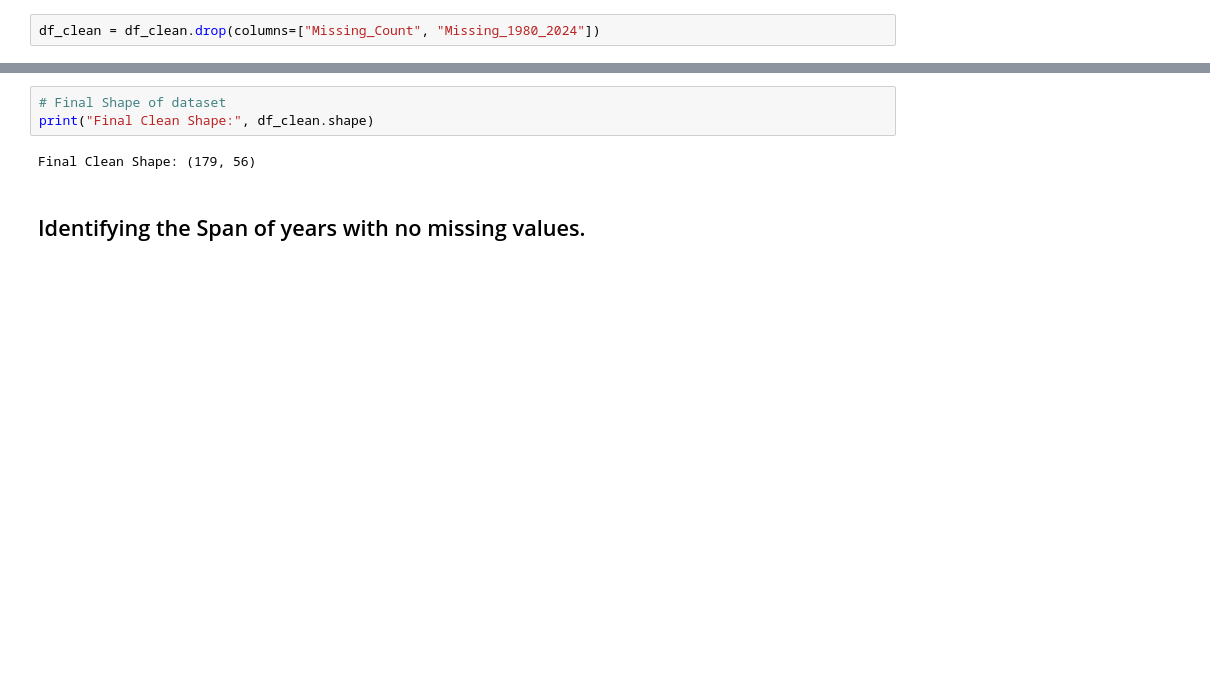
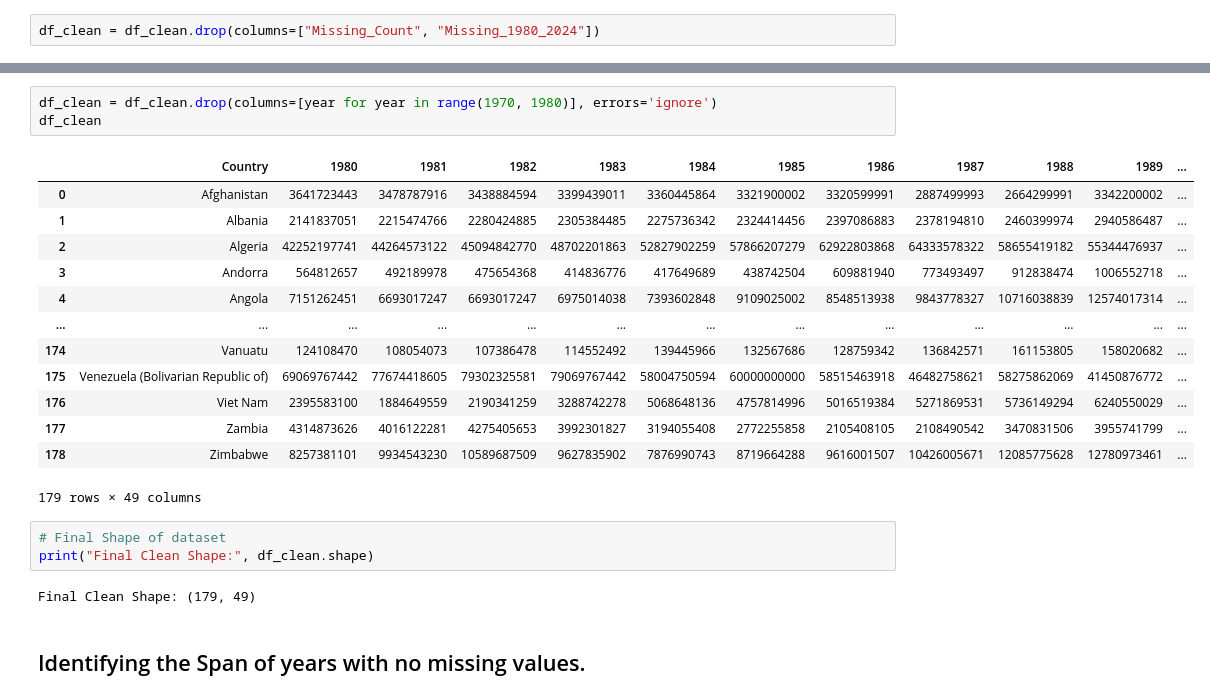
Before and after one commit to Sparshcoder18/gdp-growth-analysis, a Jupyter notebook: notebooks/GDP Data Analysis Project.ipynb, the cells around one changed output, grey strips where cells are left out. Cells and saved outputs as stored; diff of their text form; blank space fills up the shorter version.

```diff
--- a/notebooks/GDP Data Analysis Project.ipynb
+++ b/notebooks/GDP Data Analysis Project.ipynb
@@ -563,8 +548,25 @@ df_clean
+# %%
+df_clean = df_clean.drop(columns=[year for year in range(1970, 1980)], errors='ignore')
+df_clean
+# %% [output]
+|  | Country | 1980 | 1981 | 1982 | 1983 | 1984 | 1985 | 1986 | 1987 | 1988 | 1989 | ... |
+| 0 | Afghanistan | 3641723443 | 3478787916 | 3438884594 | 3399439011 | 3360445864 | 3321900002 | 3320599991 | 2887499993 | 2664299991 | 3342200002 | ... |
+| 1 | Albania | 2141837051 | 2215474766 | 2280424885 | 2305384485 | 2275736342 | 2324414456 | 2397086883 | 2378194810 | 2460399974 | 2940586487 | ... |
+| 2 | Algeria | 42252197741 | 44264573122 | 45094842770 | 48702201863 | 52827902259 | 57866207279 | 62922803868 | 64333578322 | 58655419182 | 55344476937 | ... |
+| 3 | Andorra | 564812657 | 492189978 | 475654368 | 414836776 | 417649689 | 438742504 | 609881940 | 773493497 | 912838474 | 1006552718 | ... |
+| 4 | Angola | 7151262451 | 6693017247 | 6693017247 | 6975014038 | 7393602848 | 9109025002 | 8548513938 | 9843778327 | 10716038839 | 12574017314 | ... |
+| ... | ... | ... | ... | ... | ... | ... | ... | ... | ... | ... | ... | ... |
+| 174 | Vanuatu | 124108470 | 108054073 | 107386478 | 114552492 | 139445966 | 132567686 | 128759342 | 136842571 | 161153805 | 158020682 | ... |
+| 175 | Venezuela (Bolivarian Republic of) | 69069767442 | 77674418605 | 79302325581 | 79069767442 | 58004750594 | 60000000000 | 58515463918 | 46482758621 | 58275862069 | 41450876772 | ... |
+| 176 | Viet Nam | 2395583100 | 1884649559 | 2190341259 | 3288742278 | 5068648136 | 4757814996 | 5016519384 | 5271869531 | 5736149294 | 6240550029 | ... |
+| 177 | Zambia | 4314873626 | 4016122281 | 4275405653 | 3992301827 | 3194055408 | 2772255858 | 2105408105 | 2108490542 | 3470831506 | 3955741799 | ... |
+| 178 | Zimbabwe | 8257381101 | 9934543230 | 10589687509 | 9627835902 | 7876990743 | 8719664288 | 9616001507 | 10426005671 | 12085775628 | 12780973461 | ... |
+179 rows × 49 columns
 # %%
 # Final Shape of dataset
 print("Final Clean Shape:", df_clean.shape)
 # %% [output]
-Final Clean Shape: (179, 56)
+Final Clean Shape: (179, 49)
 # %% [markdown]
 ## Identifying the Span of years with no missing values.
 # %%
```
Also changed, not shown: parts of 18 cells of this notebook.
